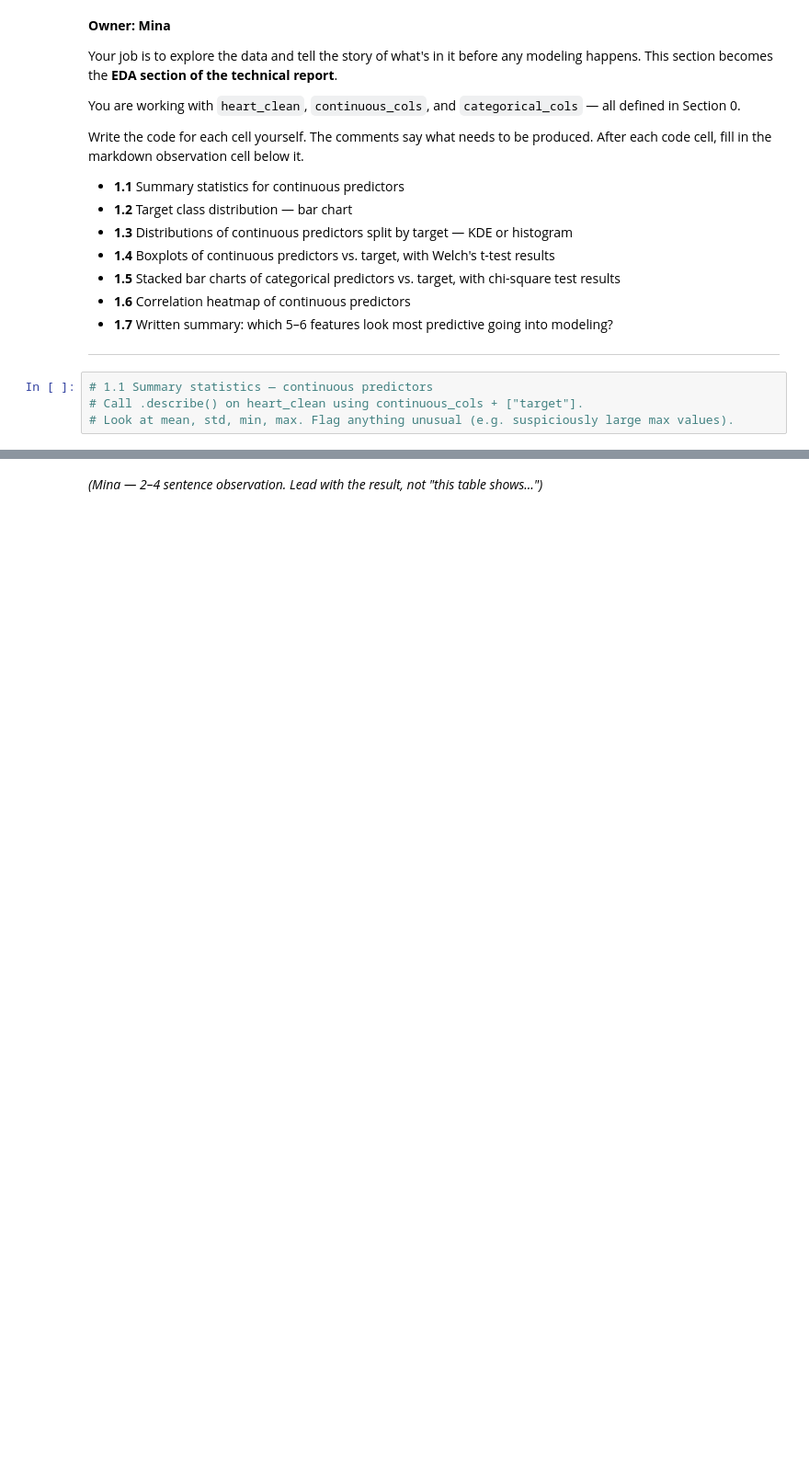
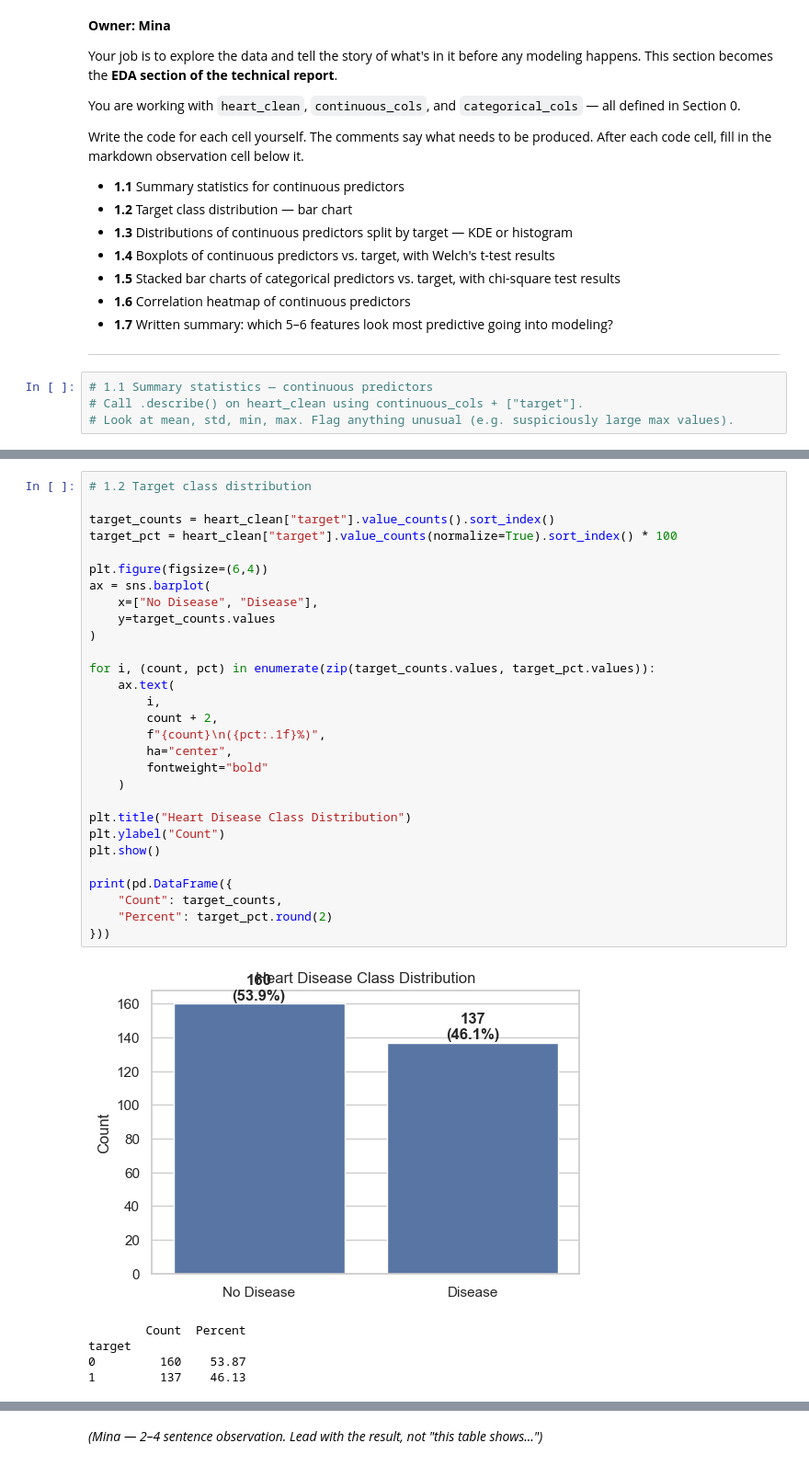
Before and after one commit to pdhinaka/AAI500-Final-Project, a Jupyter notebook: AAI500_Final_Project.ipynb, the cells around one changed output, grey strips where cells are left out. Shown at 92% size. Cells and saved outputs as stored; diff of their text form; blank space fills up the shorter version.

```diff
--- a/AAI500_Final_Project.ipynb
+++ b/AAI500_Final_Project.ipynb
@@ -131,0 +165,35 @@ Write the code for each cell yourself. The comments say what needs to be produce
+# %%
+# 1.2 Target class distribution
+
+target_counts = heart_clean["target"].value_counts().sort_index()
+target_pct = heart_clean["target"].value_counts(normalize=True).sort_index() * 100
+
+plt.figure(figsize=(6,4))
+ax = sns.barplot(
+    x=["No Disease", "Disease"],
+    y=target_counts.values
+)
+
+for i, (count, pct) in enumerate(zip(target_counts.values, target_pct.values)):
+    ax.text(
+        i,
+        count + 2,
+        f"{count}\n({pct:.1f}%)",
+        ha="center",
+        fontweight="bold"
+    )
+
+plt.title("Heart Disease Class Distribution")
+plt.ylabel("Count")
+plt.show()
+
+print(pd.DataFrame({
+    "Count": target_counts,
+    "Percent": target_pct.round(2)
+}))
+# %% [output]
+[figure, added]
+        Count  Percent
+target
+0         160    53.87
+1         137    46.13
```
Also changed, not shown: parts of 21 cells of this notebook.
